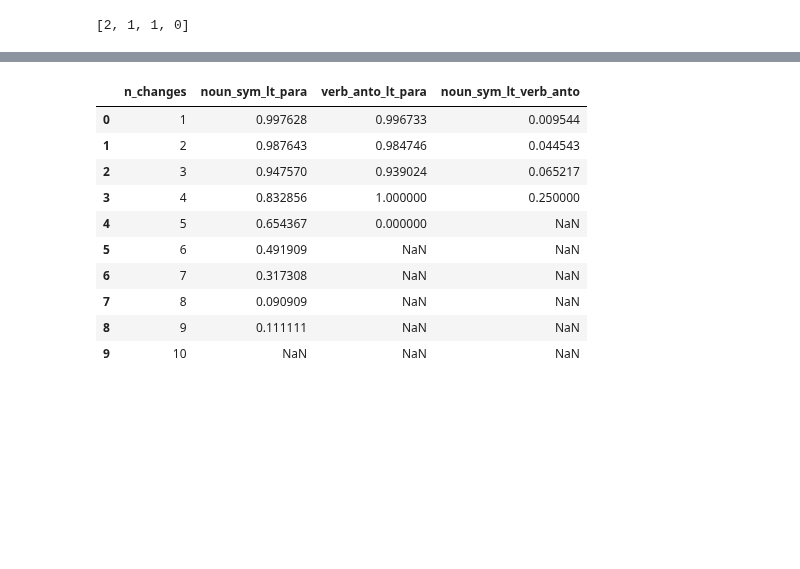
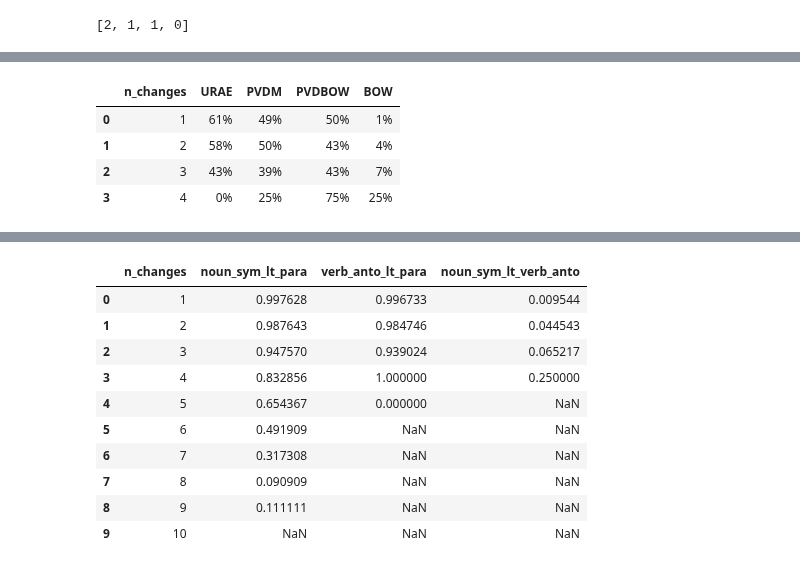
Before and after one commit to oxinabox/phd, a Jupyter notebook: prototypes/Projects/SemanticVsSyntacticEval/results_analysis.ipynb, the cells around one changed output, grey strips where cells are left out. Saved outputs shown, nothing was run; the diff lists cells and outputs as text; code cells hidden in the pictures; blank space fills up the shorter version.

```diff
--- a/prototypes/Projects/SemanticVsSyntacticEval/results_analysis.ipynb
+++ b/prototypes/Projects/SemanticVsSyntacticEval/results_analysis.ipynb
@@ -114,0 +222,22 @@ random_dists = get_dists_table("outVectors_random.csv")
+# %%
+def anto_gt_sym(dists,max_changes):
+    def inner():
+        for nchanges in range(1,max_changes+1):
+            verb_antos = dists["verb_anto_"+str(nchanges)]
+            noun_syms =  dists["noun_sym_"+str(nchanges)]
+            valid_dists = dists[np.logical_and(pd.notnull(verb_antos), pd.notnull(noun_syms))]
+            yield (verb_antos > noun_syms).sum()/len(valid_dists)
+    return list(inner())
+
+get_results_table(anto_gt_sym, 4,
+                  URAE= rae_dists,
+                  PVDM = wiki_sentence_concat_doc2vec_dists,
+                  PVDBOW = dbow_dists,
+                  BOW = bow_dists
+                 )
+# %% [output]
+|  | n_changes | URAE | PVDM | PVDBOW | BOW |
+| 0 | 1 | 61% | 49% | 50% | 1% |
+| 1 | 2 | 58% | 50% | 43% | 4% |
+| 2 | 3 | 43% | 39% | 43% | 7% |
+| 3 | 4 | 0% | 25% | 75% | 25% |
```
Also changed, not shown: parts of 12 cells of this notebook.
